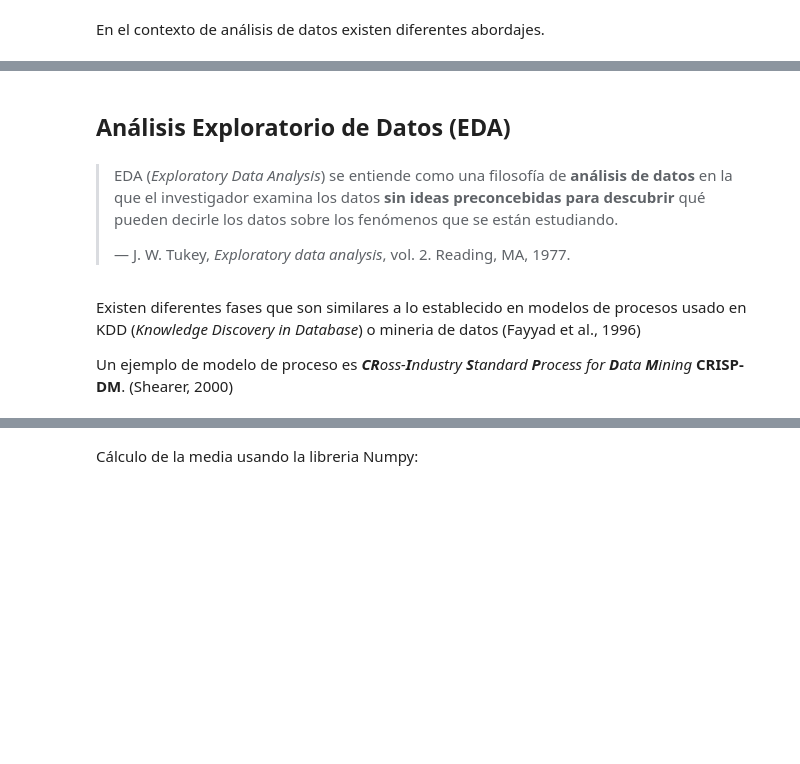
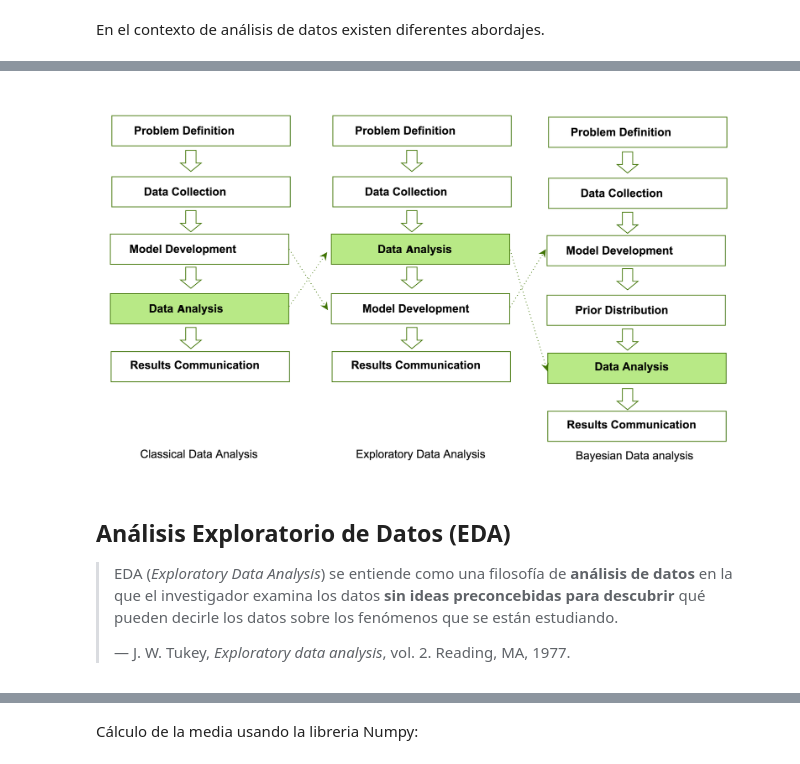
Before and after one commit to ahar0n/python-notebooks, a Jupyter notebook: 07 EDA con Python/0701 Introduccion y descripcion de datos.ipynb, the cells around one changed output, grey strips where cells are left out. Saved outputs shown, nothing was run; the diff lists cells and outputs as text; code cells hidden in the pictures; blank space fills up the shorter version.

```diff
--- a/07 EDA con Python/0701 Introduccion y descripcion de datos.ipynb
+++ b/07 EDA con Python/0701 Introduccion y descripcion de datos.ipynb
@@ -7,10 +5,11 @@ En el contexto de análisis de datos existen diferentes abordajes.
-# %% [markdown]
-## Análisis Exploratorio de Datos (EDA)
+# %%
+from IPython.display import Image
+Image(filename="img/data_analysis_approach.png")
+# %% [output]
+[figure, added]
 # %% [markdown]
+## Análisis Exploratorio de Datos (EDA)
+
 > EDA (_Exploratory Data Analysis_) se entiende como una filosofía de __análisis de datos__ en la que el investigador examina los datos __sin ideas preconcebidas para descubrir__ qué pueden decirle los datos sobre los fenómenos que se están estudiando.
 >
 >&mdash; J. W. Tukey, _Exploratory data analysis_, vol. 2. Reading, MA, 1977.
-# %% [markdown]
-Existen diferentes fases que son similares a lo establecido en modelos de procesos usado en KDD (_Knowledge Discovery in Database_) o mineria de datos (Fayyad et al., 1996)
-
-Un ejemplo de modelo de proceso es _**CR**oss-**I**ndustry **S**tandard **P**rocess for **D**ata **M**ining_ __CRISP-DM__. (Shearer, 2000)
```
Also changed, not shown: parts of 51 cells of this notebook, 7 other files.
